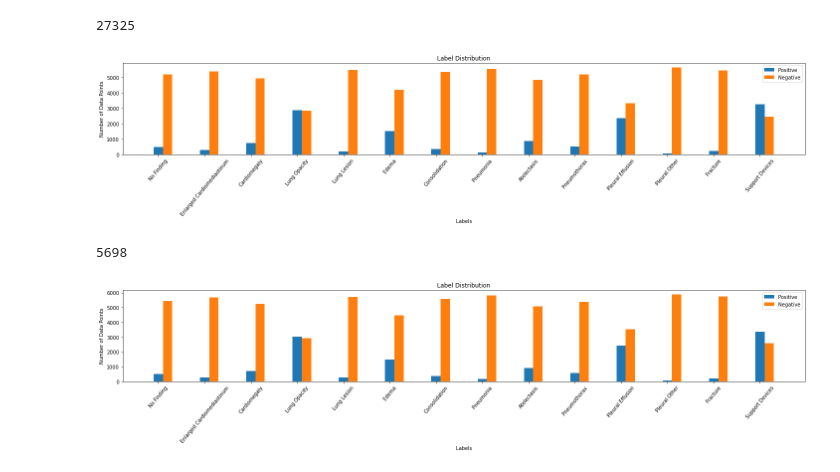
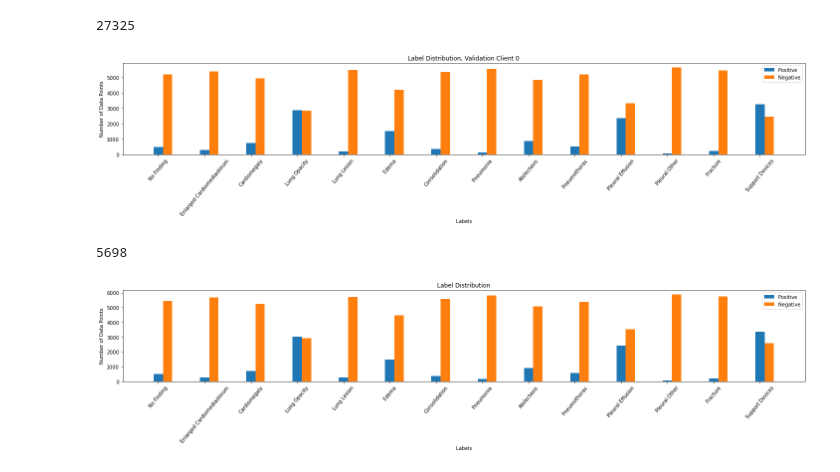
Before and after one commit to linev8k/cxr-fl-privacy, a Jupyter notebook: chexpert_split_distribution.ipynb, the cells around one changed output. Drawn from its saved outputs; the diff is of its cells as text; code cells hidden in the pictures.

Commit message:
Save figures label distribution

```diff
--- a/chexpert_split_distribution.ipynb
+++ b/chexpert_split_distribution.ipynb
@@ -27,7 +27,7 @@ def process_csv_file(path):
 
     return df
 # %%
-def plot_label_distribution(df):
+def plot_label_distribution(df, save_fig=False, img_path='./labels.png'):
 
     """Plot distribution of positive and negative labels per finding for a given dataframe obtained from
     original CheXpert CSV. Assumes no uncertain labels are present, i.e. only 1 and 0 labels."""
@@ -48,13 +48,14 @@ def plot_label_distribution(df):
     plt.xticks(X_axis, X)
     plt.xlabel("Labels")
     plt.ylabel("Number of Data Points")
-    plt.title("Label Distribution")
+    plt.title("Label Distribution, Validation Client 0")
     plt.legend()
     plt.xticks(rotation=50)
 
     plt.tight_layout()
 
-    # f.savefig(img_path+'label_wo_uncertain.png')
+    if save_fig:
+        f.savefig(img_path)
 
     plt.plot()
     plt.show()
@@ -162,10 +163,10 @@ print(len(client0_split[0]))
 27325
 # %%
 #validation
-plot_label_distribution(client0_split[1])
+pos0, neg0 = plot_label_distribution(client0_split[1], save_fig=True, img_path='../../visualization/data/client0_val.png')
 print(len(client0_split[1]))
 # %% [output]
-[figure, old version]
+[figure, new version]
 5698
 # %%
 #test
```
Also changed, not shown: parts of 2 cells of this notebook.
